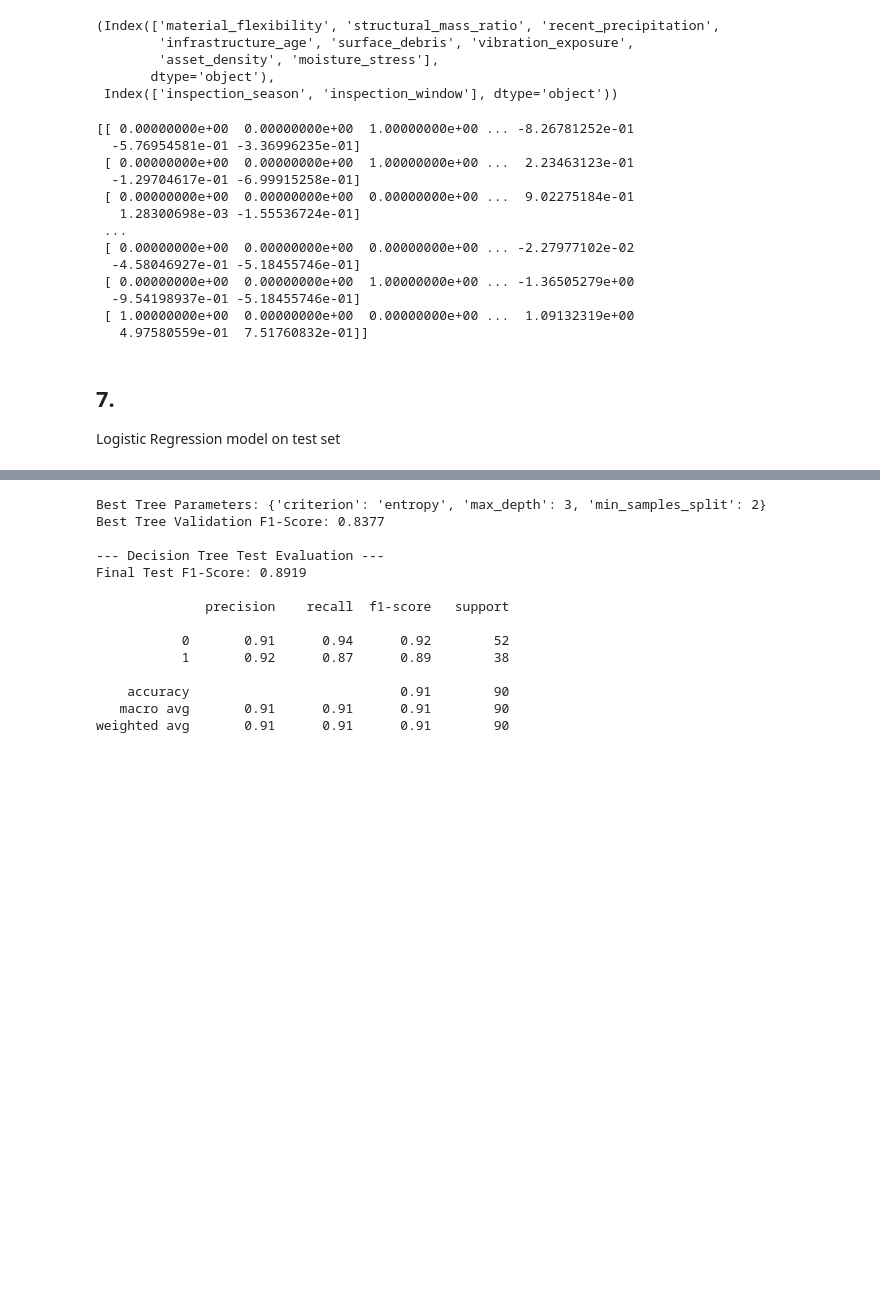
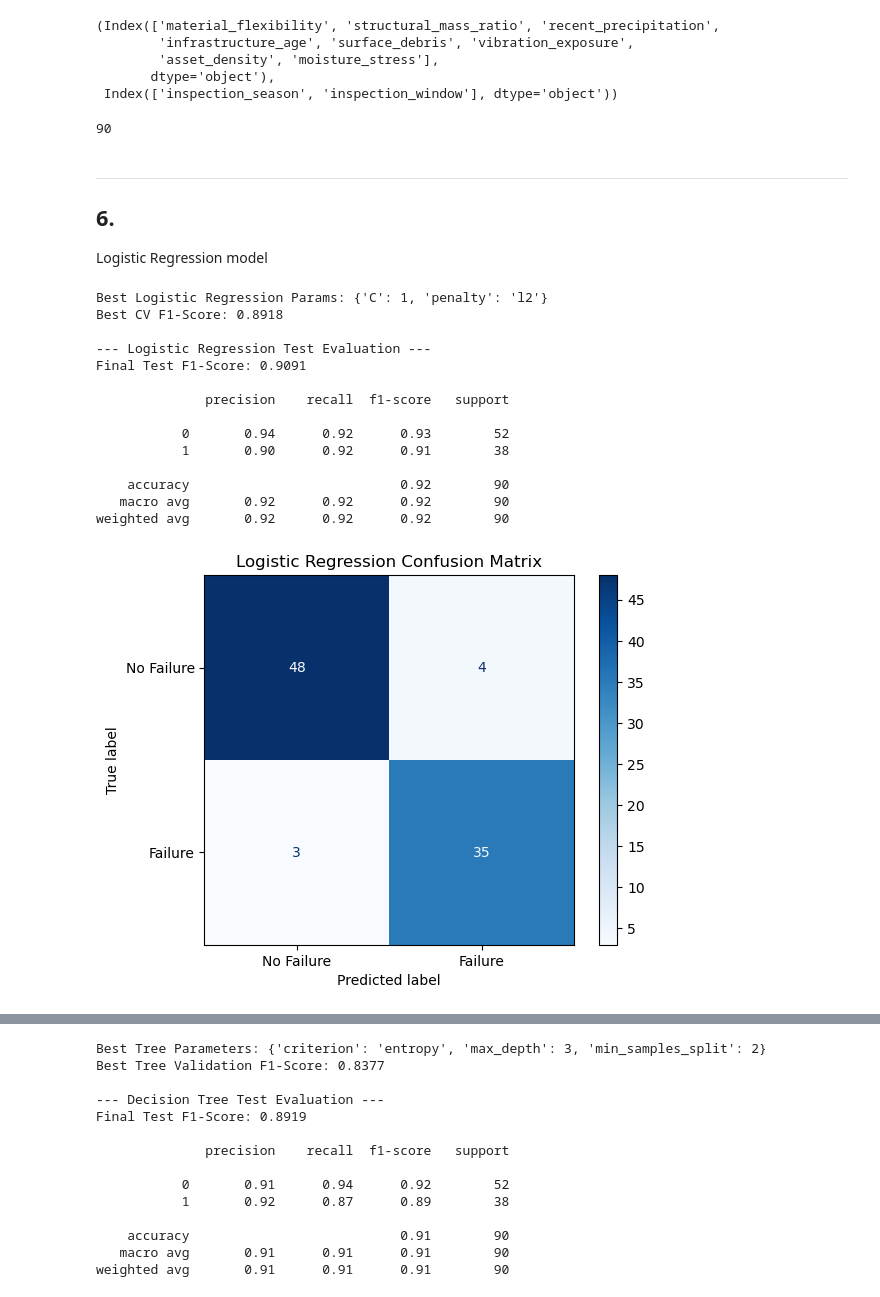
Before and after one commit to dannylee112/Machine-learning-models, a Jupyter notebook: ITNPBD6.ipynb, the cells around one changed output, grey strips where cells are left out. Saved outputs shown, nothing was run; the diff lists cells and outputs as text; code cells hidden in the pictures; blank space fills up the shorter version.

```diff
--- a/ITNPBD6.ipynb
+++ b/ITNPBD6.ipynb
@@ -414,28 +404,68 @@ X_test_encoded = col_transform.transform(X_test_cleaned)
 
 # X_test_encoded will now be a numpy array, which can be used for training
 # the columns in this are the raw data
-print(X_test_encoded)
+print(len(X_test_encoded))
 # %% [output]
-[[ 0.00000000e+00  0.00000000e+00  1.00000000e+00 ... -8.26781252e-01
-  -5.76954581e-01 -3.36996235e-01]
- [ 0.00000000e+00  0.00000000e+00  1.00000000e+00 ...  2.23463123e-01
-  -1.29704617e-01 -6.99915258e-01]
- [ 0.00000000e+00  0.00000000e+00  0.00000000e+00 ...  9.02275184e-01
-   1.28300698e-03 -1.55536724e-01]
- ...
- [ 0.00000000e+00  0.00000000e+00  0.00000000e+00 ... -2.27977102e-02
-  -4.58046927e-01 -5.18455746e-01]
- [ 0.00000000e+00  0.00000000e+00  1.00000000e+00 ... -1.36505279e+00
-  -9.54198937e-01 -5.18455746e-01]
- [ 1.00000000e+00  0.00000000e+00  0.00000000e+00 ...  1.09132319e+00
-   4.97580559e-01  7.51760832e-01]]
+90
 # %% [markdown]
-## 7.
+--------------------------------------------------------------------------------------------------------------------------------------------------------------------------------------------------------
 
-Logistic Regression model on test set
+## 6.
+
+Logistic Regression model
 # %%
-# Retrieve the best estimator from grid search
-best_log_reg = grid_search.best_estimator_
+from sklearn.linear_model import LogisticRegression
+from sklearn.model_selection import GridSearchCV
+from sklearn.metrics import f1_score, confusion_matrix, ConfusionMatrixDisplay, classification_report
+import matplotlib.pyplot as plt
 
-# Generate predictions for the test set
-y_pred = best_log_reg.predict(X_test_encoded)
+# 1. BUILD & TUNE: Setup Grid Search for hyperparameter tuning
+# Testing different regularization strengths (C) and penalty types (l1 vs l2)
+log_param_grid = {
+    'C': [0.01, 0.1, 1, 10, 100],
+    'penalty': ['l1', 'l2']
+}
+
+# Initialize model ('liblinear' is required to support both l1 and l2 penalties)
+log_reg = LogisticRegression(solver='liblinear', random_state=42, max_iter=1000)
+
+# Run GridSearchCV optimizing specifically for the F1-Score
+log_grid = GridSearchCV(log_reg, log_param_grid, cv=5, scoring='f1')
+log_grid.fit(X_train_encoded, y_train_cleaned)
+
+# Extract the best trained model
+best_log_reg = log_grid.best_estimator_
+print(f"Best Logistic Regression Params: {log_grid.best_params_}")
+print(f"Best CV F1-Score: {log_grid.best_score_:.4f}\n")
+
+# 2. TEST: Generate predictions on the unseen test set
+y_pred_log = best_log_reg.predict(X_test_encoded)
+
+# 3. EVALUATE: Print reports and plot the confusion matrix
+print("--- Logistic Regression Test Evaluation ---")
+print(f"Final Test F1-Score: {f1_score(y_test_cleaned, y_pred_log):.4f}\n")
+print(classification_report(y_test_cleaned, y_pred_log))
+
+# Display Confusion Matrix (Export this for Section 6 of your poster)
+cm_log = confusion_matrix(y_test_cleaned, y_pred_log)
+disp_log = ConfusionMatrixDisplay(confusion_matrix=cm_log, display_labels=['No Failure', 'Failure'])
+disp_log.plot(cmap='Blues')
+plt.savefig("logistic_confusion_matrix.png")
+plt.title("Logistic Regression Confusion Matrix")
+plt.show()
+# %% [output]
+Best Logistic Regression Params: {'C': 1, 'penalty': 'l2'}
+Best CV F1-Score: 0.8918
+
+--- Logistic Regression Test Evaluation ---
+Final Test F1-Score: 0.9091
+
+              precision    recall  f1-score   support
+
+           0       0.94      0.92      0.93        52
+           1       0.90      0.92      0.91        38
+
+    accuracy                           0.92        90
+   macro avg       0.92      0.92      0.92        90
+weighted avg       0.92      0.92      0.92        90
+[figure, added]
```
Also changed, not shown: parts of 31 cells of this notebook, 4 other files.
